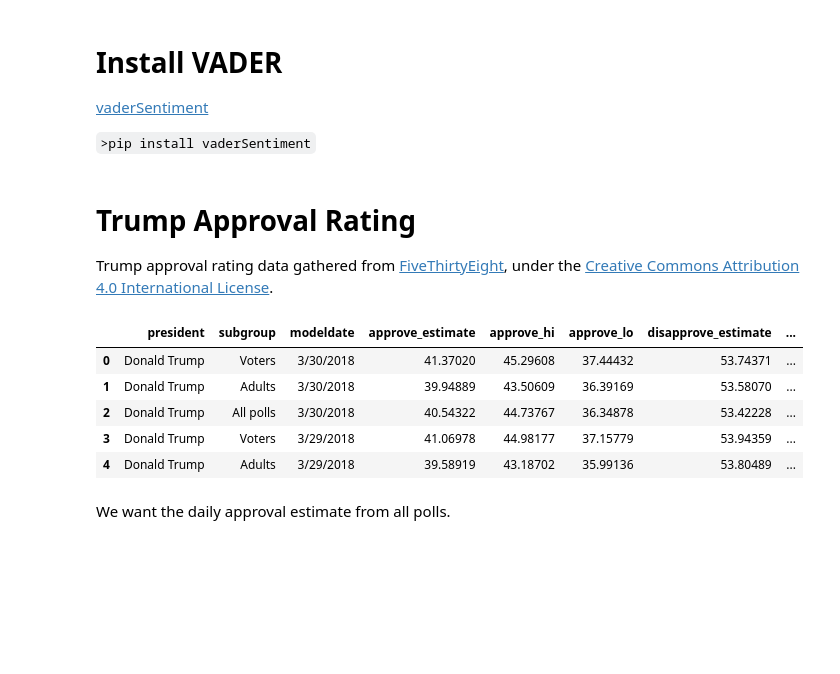
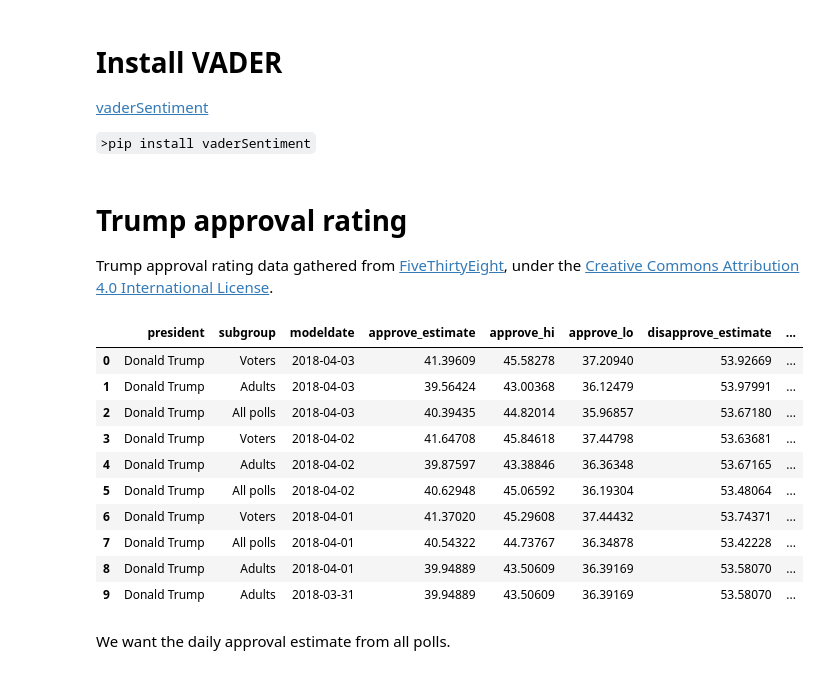
Before and after one commit to Capital-News-Service/daily-trump-snapshot, a Jupyter notebook: daily_trump_snapshot.ipynb, the cells around one changed output. Drawn from its saved outputs; the diff is of its cells as text; code cells hidden in the pictures; blank space fills up the shorter version.

```diff
--- a/daily_trump_snapshot.ipynb
+++ b/daily_trump_snapshot.ipynb
@@ -10,24 +12,26 @@ import json
 from datetime import datetime
 from vaderSentiment.vaderSentiment import SentimentIntensityAnalyzer
 # %% [markdown]
-# Trump Approval Rating
+# Trump approval rating
 Trump approval rating data gathered from [FiveThirtyEight](https://github.com/fivethirtyeight/data/tree/master/trump-approval-ratings), under the [Creative Commons Attribution 4.0 International License](https://creativecommons.org/licenses/by/4.0/).
 # %%
 df = pd.read_csv('https://projects.fivethirtyeight.com/trump-approval-data/approval_topline.csv')
+#change `modeldate` data type to datetime.date
+for index,row in df.iterrows():
+    df.at[index,'modeldate'] = datetime.strptime(row['modeldate'], '%m/%d/%Y').date()
+df.head(10)
+# %% [output]
+|  | president | subgroup | modeldate | approve_estimate | approve_hi | approve_lo | disapprove_estimate | ... |
+| 0 | Donald Trump | Voters | 2018-04-03 | 41.39609 | 45.58278 | 37.20940 | 53.92669 | ... |
+| 1 | Donald Trump | Adults | 2018-04-03 | 39.56424 | 43.00368 | 36.12479 | 53.97991 | ... |
+| 2 | Donald Trump | All polls | 2018-04-03 | 40.39435 | 44.82014 | 35.96857 | 53.67180 | ... |
+| 3 | Donald Trump | Voters | 2018-04-02 | 41.64708 | 45.84618 | 37.44798 | 53.63681 | ... |
+| 4 | Donald Trump | Adults | 2018-04-02 | 39.87597 | 43.38846 | 36.36348 | 53.67165 | ... |
+| 5 | Donald Trump | All polls | 2018-04-02 | 40.62948 | 45.06592 | 36.19304 | 53.48064 | ... |
+| 6 | Donald Trump | Voters | 2018-04-01 | 41.37020 | 45.29608 | 37.44432 | 53.74371 | ... |
+| 7 | Donald Trump | All polls | 2018-04-01 | 40.54322 | 44.73767 | 36.34878 | 53.42228 | ... |
+| 8 | Donald Trump | Adults | 2018-04-01 | 39.94889 | 43.50609 | 36.39169 | 53.58070 | ... |
+| 9 | Donald Trump | Adults | 2018-03-31 | 39.94889 | 43.50609 | 36.39169 | 53.58070 | ... |
-# %%
-# change 'timestamp' data type to datetime.date
-for index,row in df.iterrows():
-    # pad date number with 0 instead of whitespace
-    date_string = row['timestamp'].replace('  ', ' 0')
-    df.at[index,'timestamp'] = datetime.strptime(date_string, '%H:%M:%S %d %b %Y').date()
-df.head()
-# %% [output]
-|  | president | subgroup | modeldate | approve_estimate | approve_hi | approve_lo | disapprove_estimate | ... |
-| 0 | Donald Trump | Voters | 3/30/2018 | 41.37020 | 45.29608 | 37.44432 | 53.74371 | ... |
-| 1 | Donald Trump | Adults | 3/30/2018 | 39.94889 | 43.50609 | 36.39169 | 53.58070 | ... |
-| 2 | Donald Trump | All polls | 3/30/2018 | 40.54322 | 44.73767 | 36.34878 | 53.42228 | ... |
-| 3 | Donald Trump | Voters | 3/29/2018 | 41.06978 | 44.98177 | 37.15779 | 53.94359 | ... |
-| 4 | Donald Trump | Adults | 3/29/2018 | 39.58919 | 43.18702 | 35.99136 | 53.80489 | ... |
 # %% [markdown]
 We want the daily approval estimate from all polls.
 # %%
```
Also changed, not shown: parts of 14 cells of this notebook.
